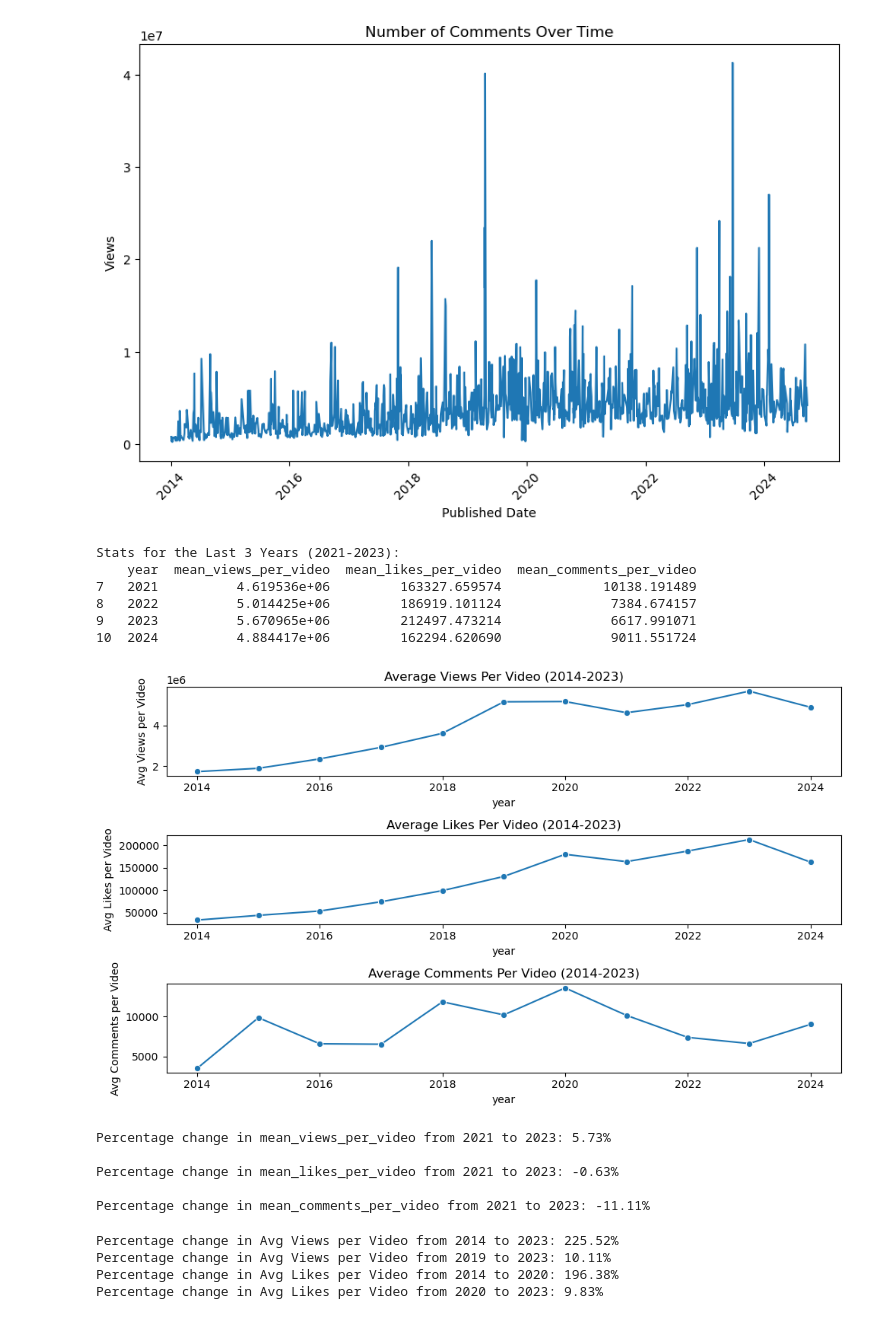
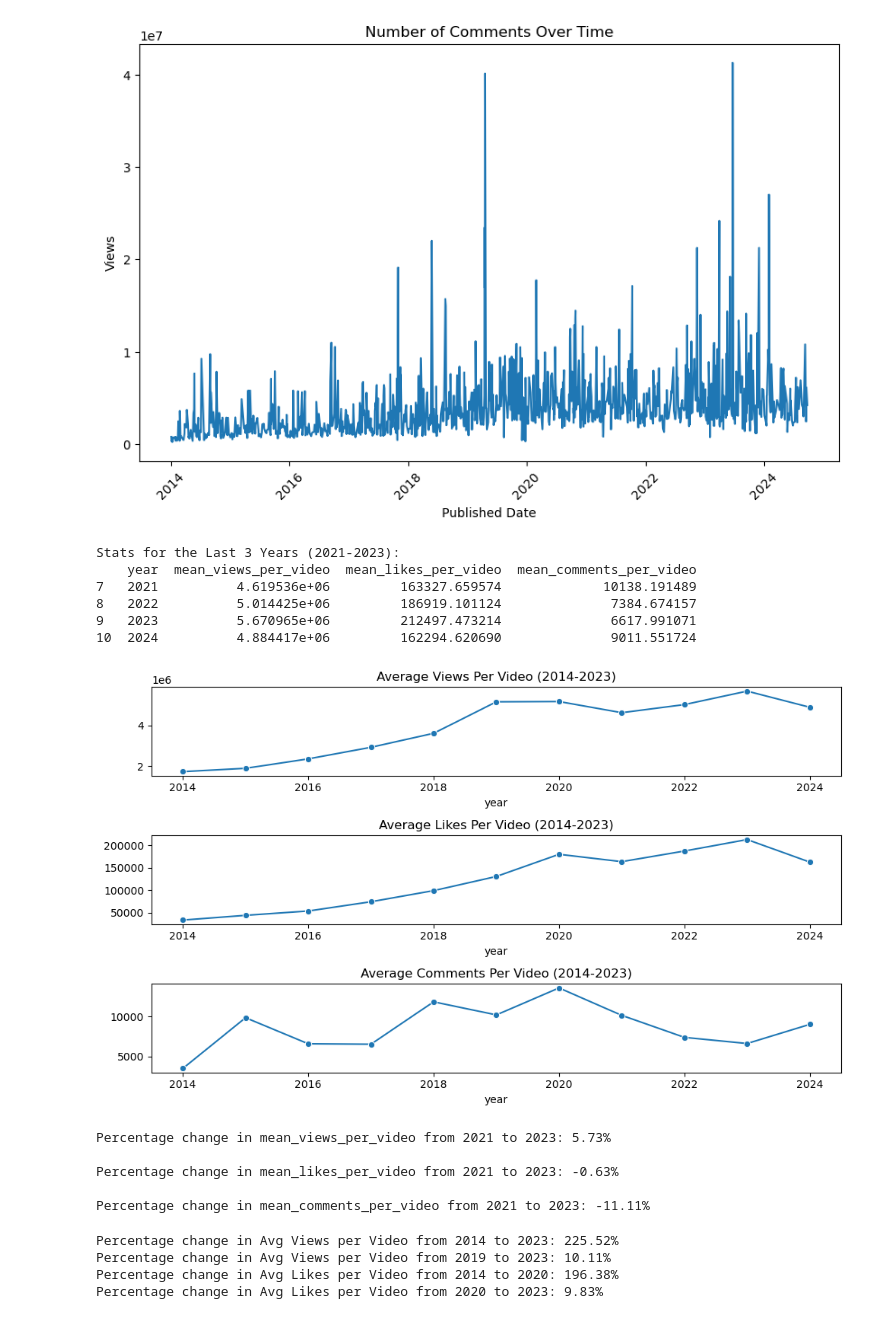
Before and after one commit to nacin023/youtube_engagement_analysis, a Jupyter notebook: 2_preprocessing_and_eda.ipynb, the cells around one changed output. Saved outputs shown, nothing was run; the diff lists cells and outputs as text; code cells hidden in the pictures.

```diff
--- a/2_preprocessing_and_eda.ipynb
+++ b/2_preprocessing_and_eda.ipynb
@@ -306,37 +306,39 @@ plt.subplot(3, 1, 1)
 sns.lineplot(x='year', y='mean_views_per_video', data=yearly_stats, marker='o')
 plt.title('Average Views Per Video (2014-2023)')
 plt.xlabel('year')
-plt.ylabel('Avg Views per Video')
+plt.ylabel(None)
+
 
 # Plot average likes per year
 plt.subplot(3, 1, 2)
 sns.lineplot(x='year', y='mean_likes_per_video', data=yearly_stats, marker='o')
 plt.title('Average Likes Per Video (2014-2023)')
 plt.xlabel('year')
-plt.ylabel('Avg Likes per Video')
+plt.ylabel(None)
+
 
 # Plot average comments per year
 plt.subplot(3, 1, 3)
 sns.lineplot(x='year', y='mean_comments_per_video', data=yearly_stats, marker='o')
 plt.title('Average Comments Per Video (2014-2023)')
 plt.xlabel('year')
-plt.ylabel('Avg Comments per Video')
+plt.ylabel(None)
 
 plt.tight_layout()
 plt.show()
 
 # Calculate percentage change over the last 3 years (2021-2023)
 for metric in ['mean_views_per_video', 'mean_likes_per_video', 'mean_comments_per_video']:
     pct_change = (last_3_years_stats[metric].iloc[-1] - last_3_years_stats[metric].iloc[0]) / last_3_years_stats[metric].iloc[0] * 100
     print(f"\nPercentage change in {metric} from 2021 to 2023: {pct_change:.2f}%")
 # %% [output]
 Stats for the Last 3 Years (2021-2023):
     year  mean_views_per_video  mean_likes_per_video  mean_comments_per_video
 7   2021          4.619536e+06         163327.659574             10138.191489
 8   2022          5.014425e+06         186919.101124              7384.674157
 9   2023          5.670965e+06         212497.473214              6617.991071
 10  2024          4.884417e+06         162294.620690              9011.551724
-[figure, old version]
+[figure, new version]
 Percentage change in mean_views_per_video from 2021 to 2023: 5.73%
 
 Percentage change in mean_likes_per_video from 2021 to 2023: -0.63%
```
Also changed, not shown: parts of 14 cells of this notebook, 1 other file.
